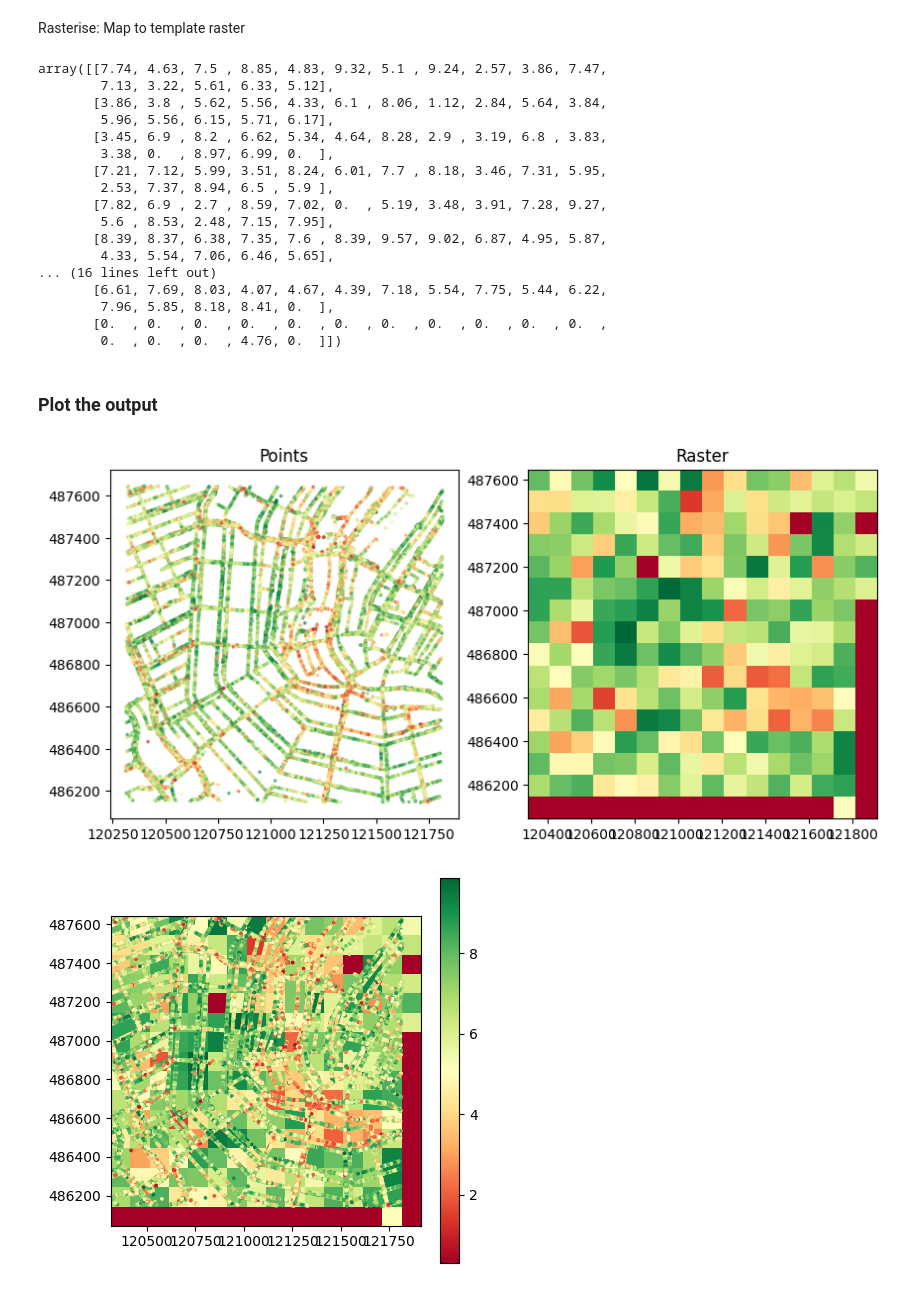
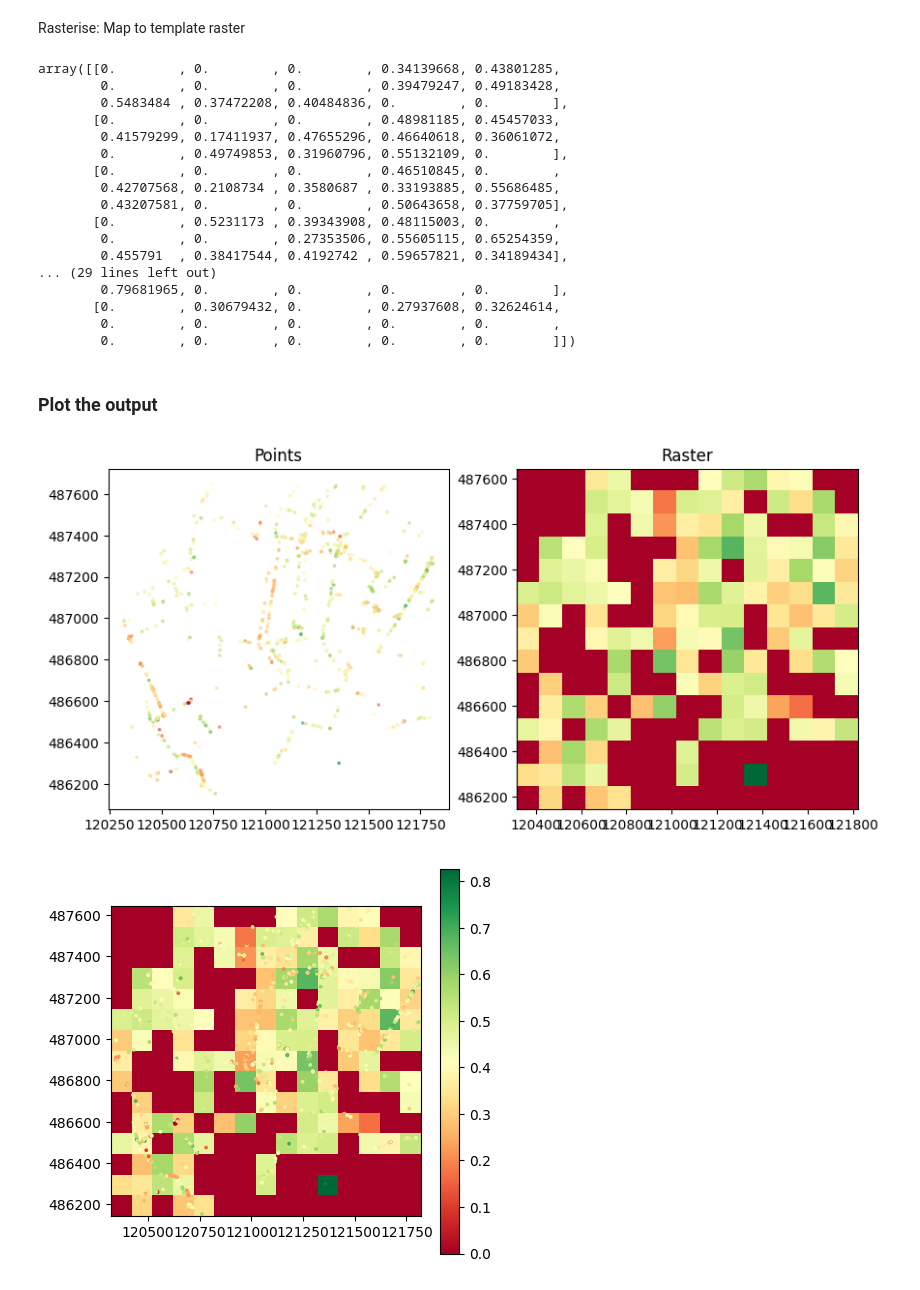
Before and after one commit to Urban-M4/streetscapes, a Jupyter notebook: docs/docs/examples/rasterise.ipynb, the cells around one changed output. Drawn from its saved outputs; the diff is of its cells as text; code cells hidden in the pictures.

Commit message:
Add joining stats and plotting building mean.

```diff
--- a/docs/docs/examples/rasterise.ipynb
+++ b/docs/docs/examples/rasterise.ipynb
@@ -35,6 +37,7 @@ parquet_dir =  data_dir / "parquet"
 
 Load streetscapes dataset and select the city you want to analyse.
 # %%
+stats = pd.read_parquet(parquet_dir / f"amsterdam_side-stats.parquet")
 all = pd.read_parquet(parquet_dir / f"streetscapes.parquet")
 amsterdam = load_city_subset("Amsterdam")
 # %% [output]
@@ -42,7 +45,16 @@ Streetscapes | 2025-02-21@00:34:01 | Loading 'Amsterdam.parquet'...
+# %%
+# This is joining the stats with the amsterdam data, hopefully will not be needed in the future
+stats_ak = awkward.Array(stats["stats"])
+building = stats_ak["building"]["value"]["mean"]
+building_mean = [np.array(item).mean() if item is not None else 0 for item in building]
+orig_id = [int(img.split('.')[0]) for img in stats["image"].values]
+mean_value = list(zip(orig_id, building_mean))
+df = pd.DataFrame(mean_value, columns=['orig_id', 'building_mean'])
+df_join = df.join(amsterdam.set_index('orig_id'), on='orig_id', how='inner')
 # %% [markdown]
 Create geopandas dataframe and set projection
 # %%
-amsterdam_gdf = gpd.GeoDataFrame(amsterdam, geometry=gpd.points_from_xy(amsterdam.lon, amsterdam.lat), crs="EPSG:4326")
+amsterdam_gdf = gpd.GeoDataFrame(df_join, geometry=gpd.points_from_xy(df_join.lon, df_join.lat), crs="EPSG:4326")
 amsterdam_projected = amsterdam_gdf.to_crs(28992)
 # %% [markdown]
 ### Create template raster
@@ -73,8 +85,8 @@ shape
 # %% [markdown]
 Create pairs of coordinates to value
 # %%
-g = [(g, v) for g, v in amsterdam_projected[['geometry', 'Beautiful']] \
-        .dropna(subset='Beautiful')
+g = [(g, v) for g, v in amsterdam_projected[['geometry', 'building_mean']] \
+        .dropna(subset='building_mean')
         .to_numpy() \
         .tolist()]
 g[:5]
@@ -94,23 +106,23 @@ raster = rasterio.features.rasterize(
 )
 raster
 # %% [output]
-array([[7.74, 4.63, 7.5 , 8.85, 4.83, 9.32, 5.1 , 9.24, 2.57, 3.86, 7.47,
-        7.13, 3.22, 5.61, 6.33, 5.12],
-       [3.86, 3.8 , 5.62, 5.56, 4.33, 6.1 , 8.06, 1.12, 2.84, 5.64, 3.84,
-        5.96, 5.56, 6.15, 5.71, 6.17],
-       [3.45, 6.9 , 8.2 , 6.62, 5.34, 4.64, 8.28, 2.9 , 3.19, 6.8 , 3.83,
-        3.38, 0.  , 8.97, 6.99, 0.  ],
-       [7.21, 7.12, 5.99, 3.51, 8.24, 6.01, 7.7 , 8.18, 3.46, 7.31, 5.95,
-        2.53, 7.37, 8.94, 6.5 , 5.9 ],
-       [7.82, 6.9 , 2.7 , 8.59, 7.02, 0.  , 5.19, 3.48, 3.91, 7.28, 9.27,
-        5.6 , 8.53, 2.48, 7.15, 7.95],
-       [8.39, 8.37, 6.38, 7.35, 7.6 , 8.39, 9.57, 9.02, 6.87, 4.95, 5.87,
-        4.33, 5.54, 7.06, 6.46, 5.65],
-... (16 lines left out)
-       [6.61, 7.69, 8.03, 4.07, 4.67, 4.39, 7.18, 5.54, 7.75, 5.44, 6.22,
-        7.96, 5.85, 8.18, 8.41, 0.  ],
-       [0.  , 0.  , 0.  , 0.  , 0.  , 0.  , 0.  , 0.  , 0.  , 0.  , 0.  ,
-        0.  , 0.  , 0.  , 4.76, 0.  ]])
+array([[0.        , 0.        , 0.        , 0.34139668, 0.43801285,
+        0.        , 0.        , 0.        , 0.39479247, 0.49183428,
+        0.5483484 , 0.37472208, 0.40484836, 0.        , 0.        ],
+       [0.        , 0.        , 0.        , 0.48981185, 0.45457033,
+        0.41579299, 0.17411937, 0.47655296, 0.46640618, 0.36061072,
+        0.        , 0.49749853, 0.31960796, 0.55132109, 0.        ],
+       [0.        , 0.        , 0.        , 0.46510845, 0.        ,
+        0.42707568, 0.2108734 , 0.3580687 , 0.33193885, 0.55686485,
+        0.43207581, 0.        , 0.        , 0.50643658, 0.37759705],
+       [0.        , 0.5231173 , 0.39343908, 0.48115003, 0.        ,
+        0.        , 0.        , 0.27353506, 0.55605115, 0.65254359,
+        0.455791  , 0.38417544, 0.4192742 , 0.59657821, 0.34189434],
+... (29 lines left out)
+        0.79681965, 0.        , 0.        , 0.        , 0.        ],
+       [0.        , 0.30679432, 0.        , 0.27937608, 0.32624614,
+        0.        , 0.        , 0.        , 0.        , 0.        ,
+        0.        , 0.        , 0.        , 0.        , 0.        ]])
 # %% [markdown]
 ### Plot the output
 # %%
@@ -119,7 +131,7 @@ array([[7.74, 4.63, 7.5 , 8.85, 4.83, 9.32, 5.1 , 9.24, 2.57, 3.86, 7.47,
 fig, (ax1, ax2) = plt.subplots(1, 2, figsize=(10, 6))
 
 # Plot the GeoDataFrame on the first subplot
-amsterdam_projected.plot(column='Beautiful', ax=ax1, cmap='RdYlGn', markersize=3, alpha=0.5)
+amsterdam_projected.plot(column='building_mean', ax=ax1, cmap='RdYlGn', markersize=3, alpha=0.5)
 ax1.set_title('Points')
 
 # Plot the raster on the second subplot
@@ -129,18 +141,18 @@ ax2.set_title('Raster')
 # Show the plot
 plt.show()
 # %% [output]
-[figure, old version]
+[figure, new version]
 # %%
 # Combined plot
 fig, ax = plt.subplots(figsize=(5, 5))
 
 # Plot points
-amsterdam_projected.plot(column='Beautiful', ax=ax, cmap='RdYlGn', legend=True, markersize=3)
+amsterdam_projected.plot(column='building_mean', ax=ax, cmap='RdYlGn', legend=True, markersize=3)
 
 # Plot raster
 rasterio.plot.show(raster, transform=transform, ax=ax, cmap='RdYlGn')
 
 # Show the plot
 plt.show()
 # %% [output]
-[figure, old version]
+[figure, new version]
```
Also changed, not shown: parts of 5 cells of this notebook.
